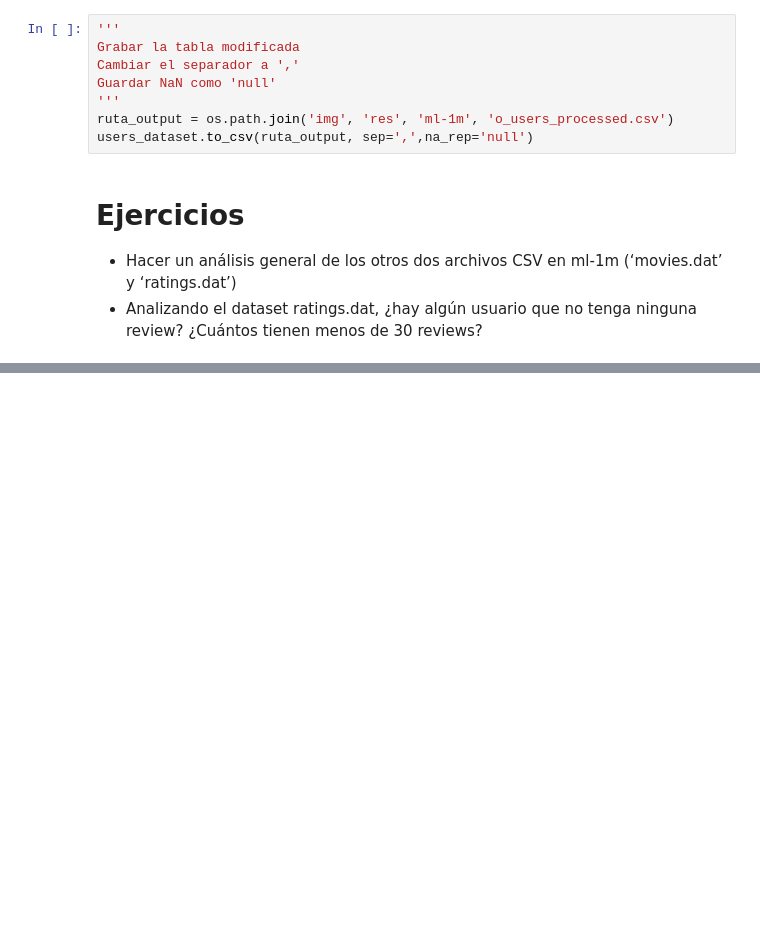
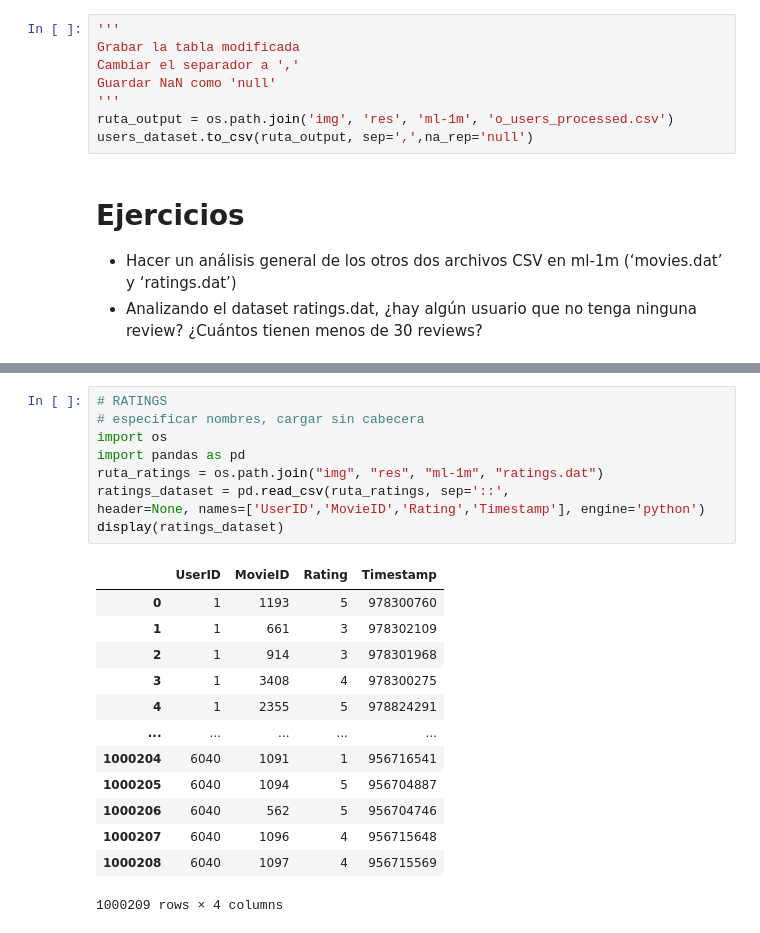
Before and after one commit to MerakiDevJP/machine1_23062026nocturno, a Jupyter notebook: Python_Pandas.ipynb, the cells around one changed output, grey strips where cells are left out. Cells and saved outputs as stored; diff of their text form; blank space fills up the shorter version.

```diff
--- a/Python_Pandas.ipynb
+++ b/Python_Pandas.ipynb
@@ -896,3 +1417,26 @@ display(ratings_dataset)
+# %%
+# RATINGS
+# especificar nombres, cargar sin cabecera
+import os
+import pandas as pd
+ruta_ratings = os.path.join("img", "res", "ml-1m", "ratings.dat")
+ratings_dataset = pd.read_csv(ruta_ratings, sep='::',
+header=None, names=['UserID','MovieID','Rating','Timestamp'], engine='python')
+display(ratings_dataset)
+# %% [output]
+|  | UserID | MovieID | Rating | Timestamp |
+| 0 | 1 | 1193 | 5 | 978300760 |
+| 1 | 1 | 661 | 3 | 978302109 |
+| 2 | 1 | 914 | 3 | 978301968 |
+| 3 | 1 | 3408 | 4 | 978300275 |
+| 4 | 1 | 2355 | 5 | 978824291 |
+| ... | ... | ... | ... | ... |
+| 1000204 | 6040 | 1091 | 1 | 956716541 |
+| 1000205 | 6040 | 1094 | 5 | 956704887 |
+| 1000206 | 6040 | 562 | 5 | 956704746 |
+| 1000207 | 6040 | 1096 | 4 | 956715648 |
+| 1000208 | 6040 | 1097 | 4 | 956715569 |
+1000209 rows × 4 columns
 # %%
 # hay algún usuario que no tenga ninguna review
 n_users_with_reviews = len(ratings_dataset.groupby(by='UserID'))
```
Also changed, not shown: parts of 60 cells of this notebook, 5 other files.
